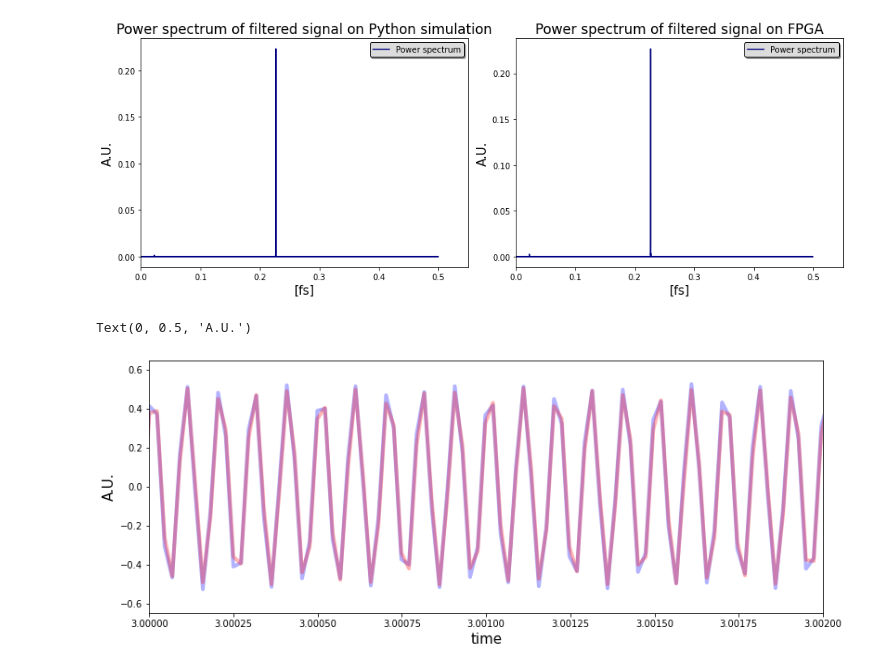
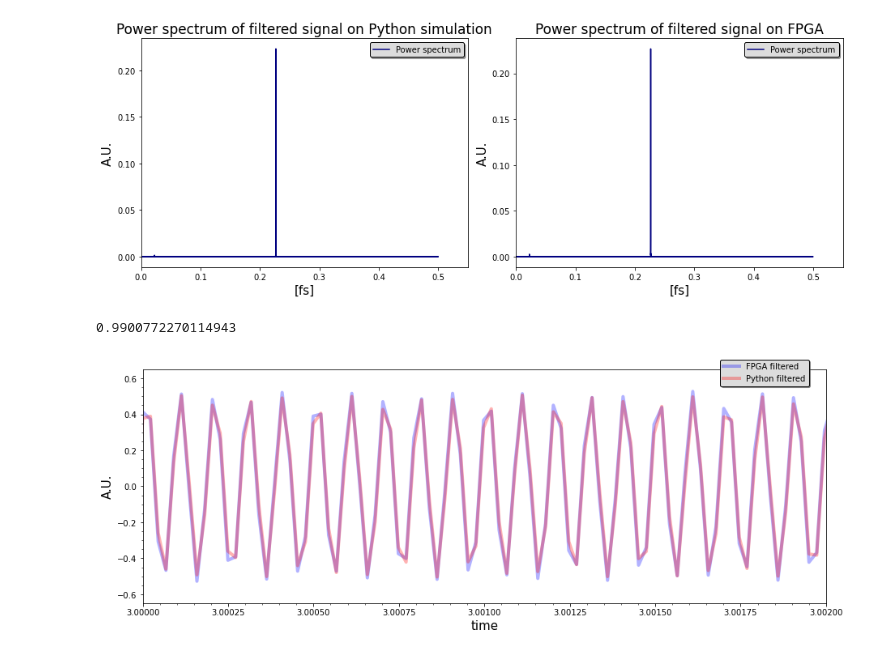
Before and after one commit to GiacomoFrn/MAPD_modA, a Jupyter notebook: python_part.ipynb, the cells around one changed output. Saved outputs shown, nothing was run; the diff lists cells and outputs as text; code cells hidden in the pictures.

Commit message:
Small chenges to the graph and attempted to adjust the phase

```diff
--- a/python_part.ipynb
+++ b/python_part.ipynb
@@ -285,18 +285,25 @@ ax[1].set_ylabel('A.U.', fontsize=15)
 fig.tight_layout()
 # %% [output]
 [figure]
+# %%
+print(N/N_fpga)
+# %% [output]
+0.9900772270114943
 # %%
+#N_fpga =len(sig_audio_3)
 time_axis_1 = time_axis
 time_axis_2 = np.arange(0,N_fpga,1)/float(freq_sample_3)
 fig, ax = plt.subplots(figsize=(13,5))
 ax.plot(time_axis_2,pow_audio_signal_3,color='blue', label='FPGA filtered', alpha=0.3, linewidth=4)
 ax.plot(time_axis_1,time_output_1,color='red', label='Python filtered', alpha=0.3, linewidth=4)
 ax.set_xlim(left=3,right=3+1/500)
 ax.set_xlabel('time', fontsize=15)
 ax.set_ylabel('A.U.', fontsize=15)
+ax.minorticks_on()
+ax.legend(shadow=True, framealpha=1, facecolor='gainsboro', edgecolor='black', prop={'size':10}, loc=[0.845,0.93])
+fig.tight_layout()
 # %% [output]
-Text(0, 0.5, 'A.U.')
-[figure, old version]
+[figure, new version]
 # %%
 fig, ax = plt.subplots(nrows=1, ncols=2, figsize=(13,5))
 fft_audio_1 = out_p1 / np.power(2, 15)
```
Also changed, not shown: parts of 5 cells of this notebook.
